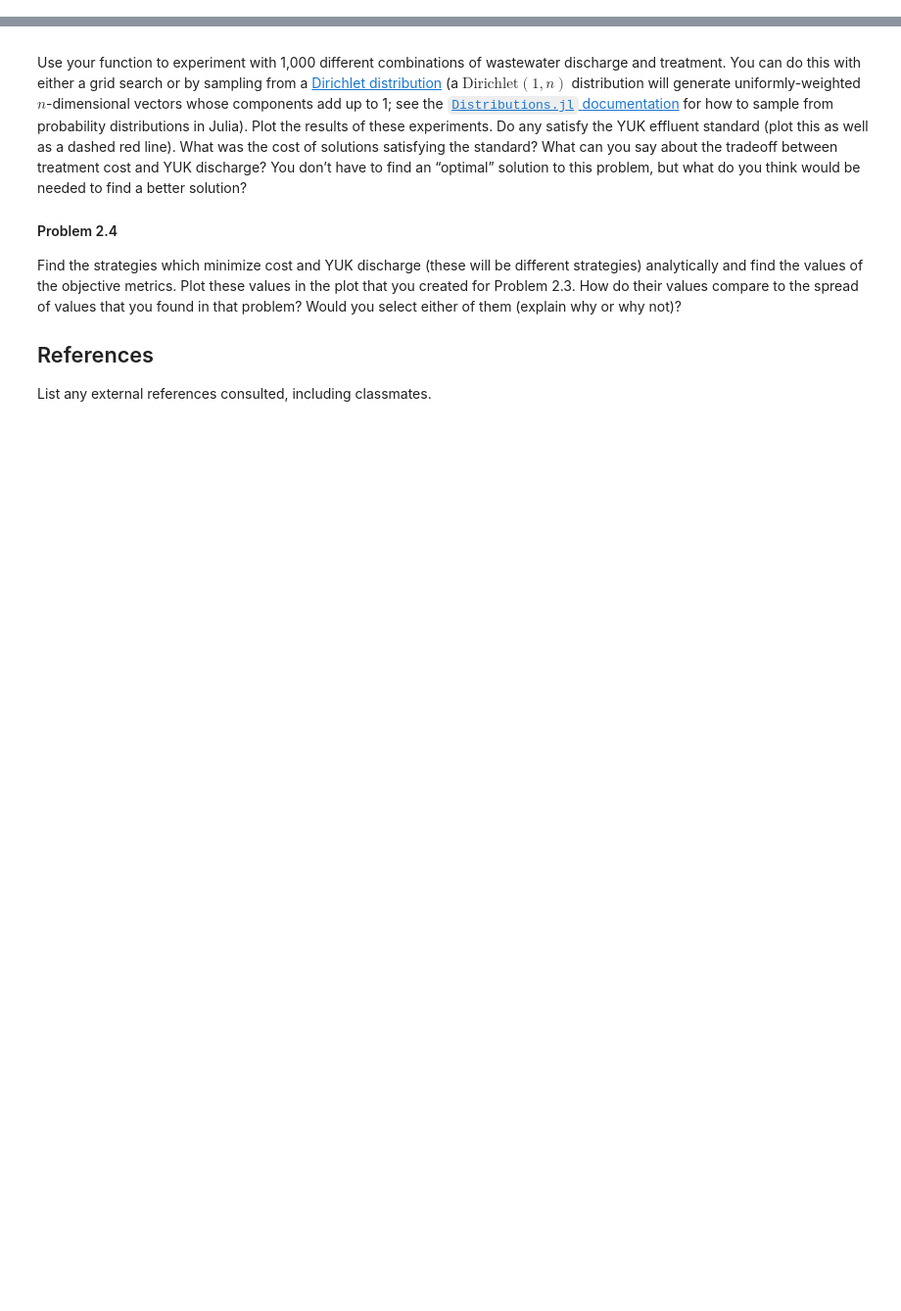
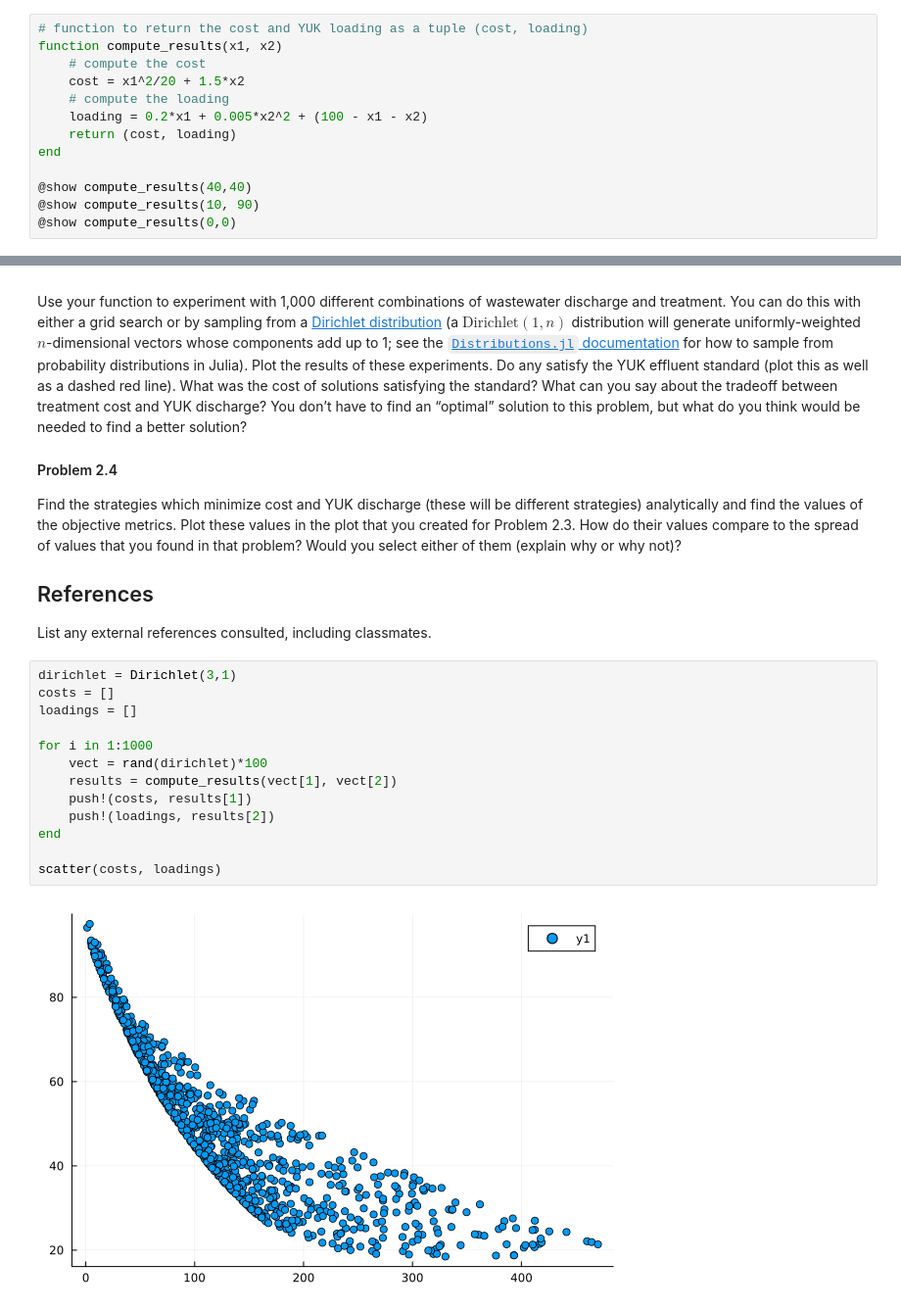
Before and after one commit to BEE4750-FA25/bee4750-hw1-mb2557, a Jupyter notebook: hw01.ipynb, the cells around one changed output, grey strips where cells are left out. Shown at 98% size. Drawn from its saved outputs; the diff is of its cells as text; blank space fills up the shorter version.

```diff
--- a/hw01.ipynb
+++ b/hw01.ipynb
@@ -327,3 +353,16 @@ b = [out[2] for out in output]
 # %% [output]
 a = [7, 9, 11, 13, 15]
 b = [6, 14, 24, 36, 50]
+# %%
+# function to return the cost and YUK loading as a tuple (cost, loading)
+function compute_results(x1, x2)
+    # compute the cost
+    cost = x1^2/20 + 1.5*x2
+    # compute the loading
+    loading = 0.2*x1 + 0.005*x2^2 + (100 - x1 - x2)
+    return (cost, loading)
+end
+
+@show compute_results(40,40)
+@show compute_results(10, 90)
+@show compute_results(0,0)
@@ -360,3 +406,18 @@ that problem? Would you select either of them (explain why or why not)?
 ## References
 
 List any external references consulted, including classmates.
+# %%
+dirichlet = Dirichlet(3,1)
+costs = []
+loadings = []
+
+for i in 1:1000
+    vect = rand(dirichlet)*100
+    results = compute_results(vect[1], vect[2])
+    push!(costs, results[1])
+    push!(loadings, results[2])
+end
+
+scatter(costs, loadings)
+# %% [output]
+[figure, added]
```
Also changed, not shown: parts of 5 cells of this notebook.
